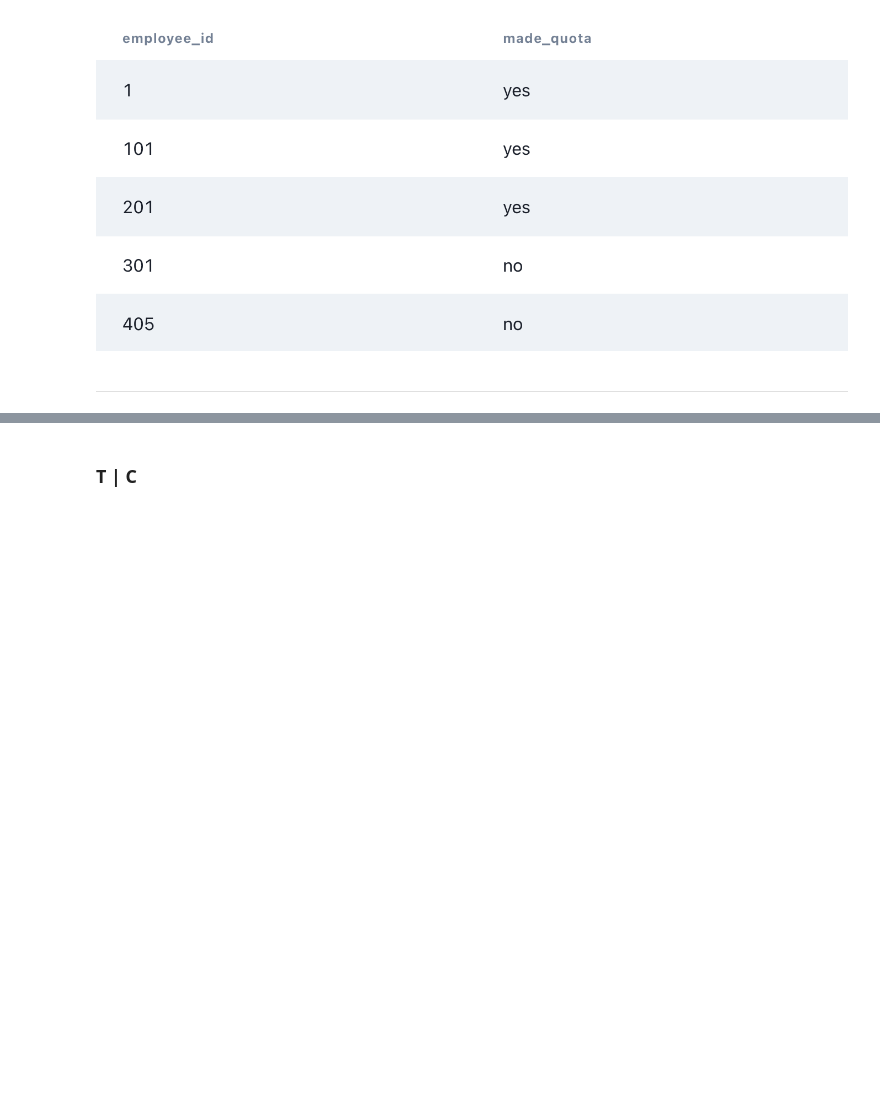
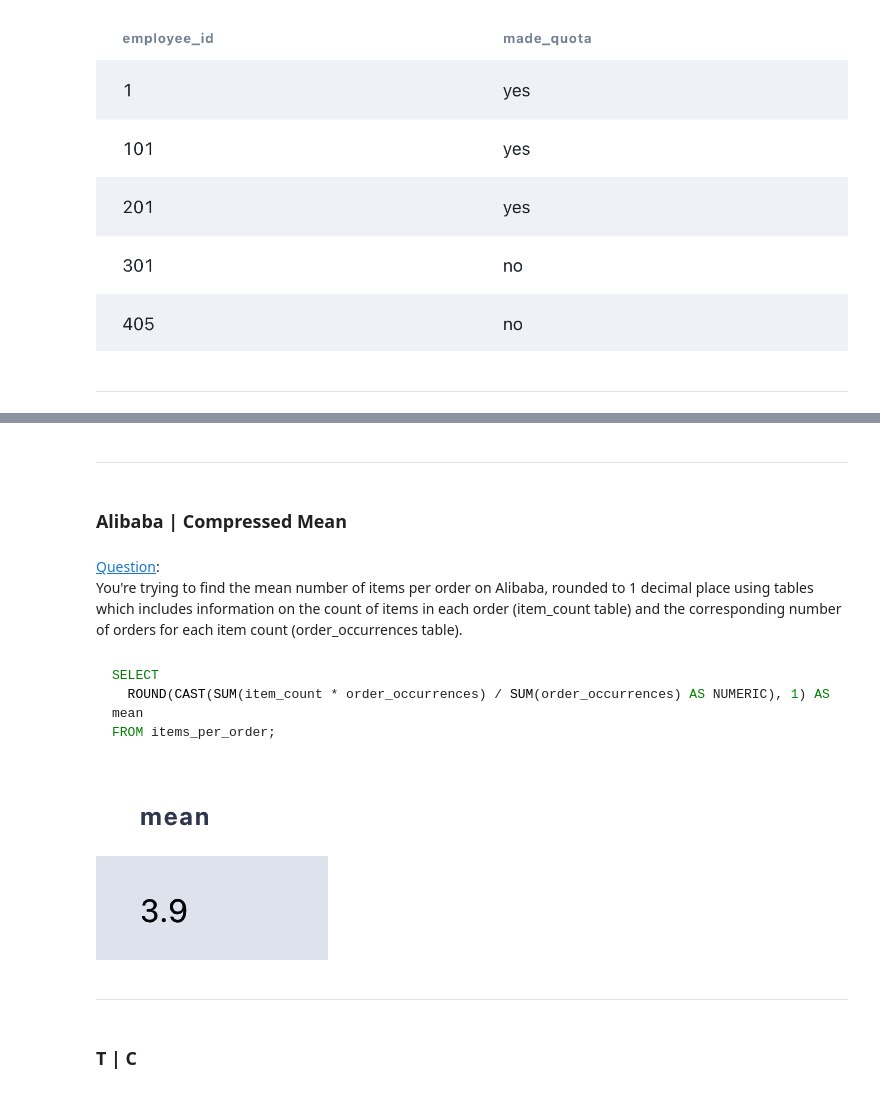
Before and after one commit to A-C-Sai/working-with-data, a Jupyter notebook: interview-prep/datalemur/sql.ipynb, the cells around one changed output, grey strips where cells are left out. Saved outputs shown, nothing was run; the diff lists cells and outputs as text; code cells hidden in the pictures; blank space fills up the shorter version.

````diff
--- a/interview-prep/datalemur/sql.ipynb
+++ b/interview-prep/datalemur/sql.ipynb
@@ -444,3 +557,23 @@ Image(filename='./resources/14.png')
+# %% [markdown]
+***
+# %% [markdown]
+### Alibaba | Compressed Mean
+# %% [markdown]
+[Question](https://datalemur.com/questions/alibaba-compressed-mean):<br>
+You're trying to find the mean number of items per order on Alibaba, rounded to 1 decimal place using tables which includes information on the count of items in each order (item_count table) and the corresponding number of orders for each item count (order_occurrences table).
+# %% [markdown]
+```sql
+SELECT
+  ROUND(CAST(SUM(item_count * order_occurrences) / SUM(order_occurrences) AS NUMERIC), 1) AS mean
+FROM items_per_order;
+
+```
+# %%
+Image(filename='./resources/20.png')
+# %% [output]
+[figure, added]
+# %% [markdown]
+***
 # %% [markdown]
 ### T | C
 # %% [markdown]
````
Also changed, not shown: parts of 15 cells of this notebook, 4 other files.
